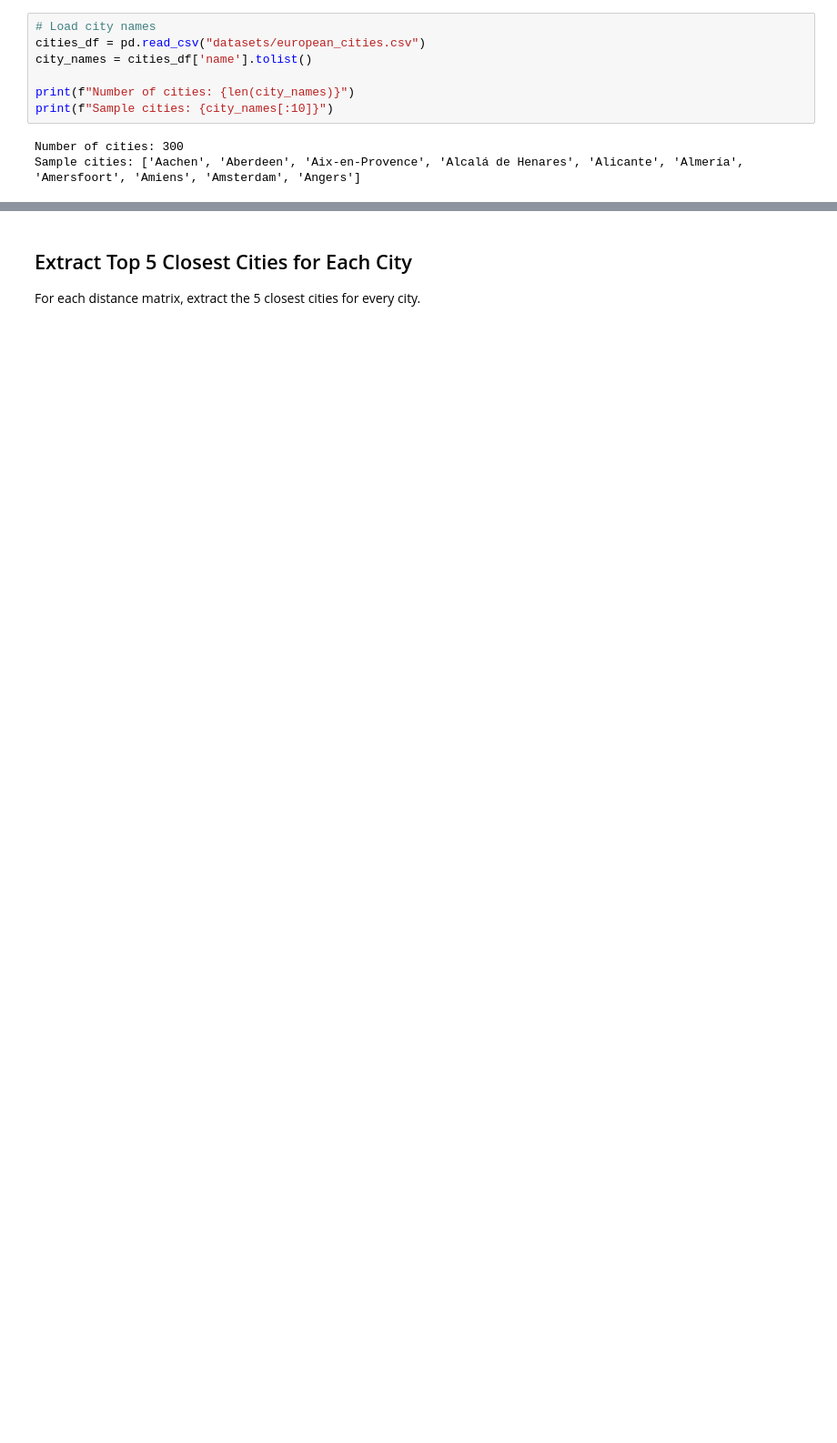
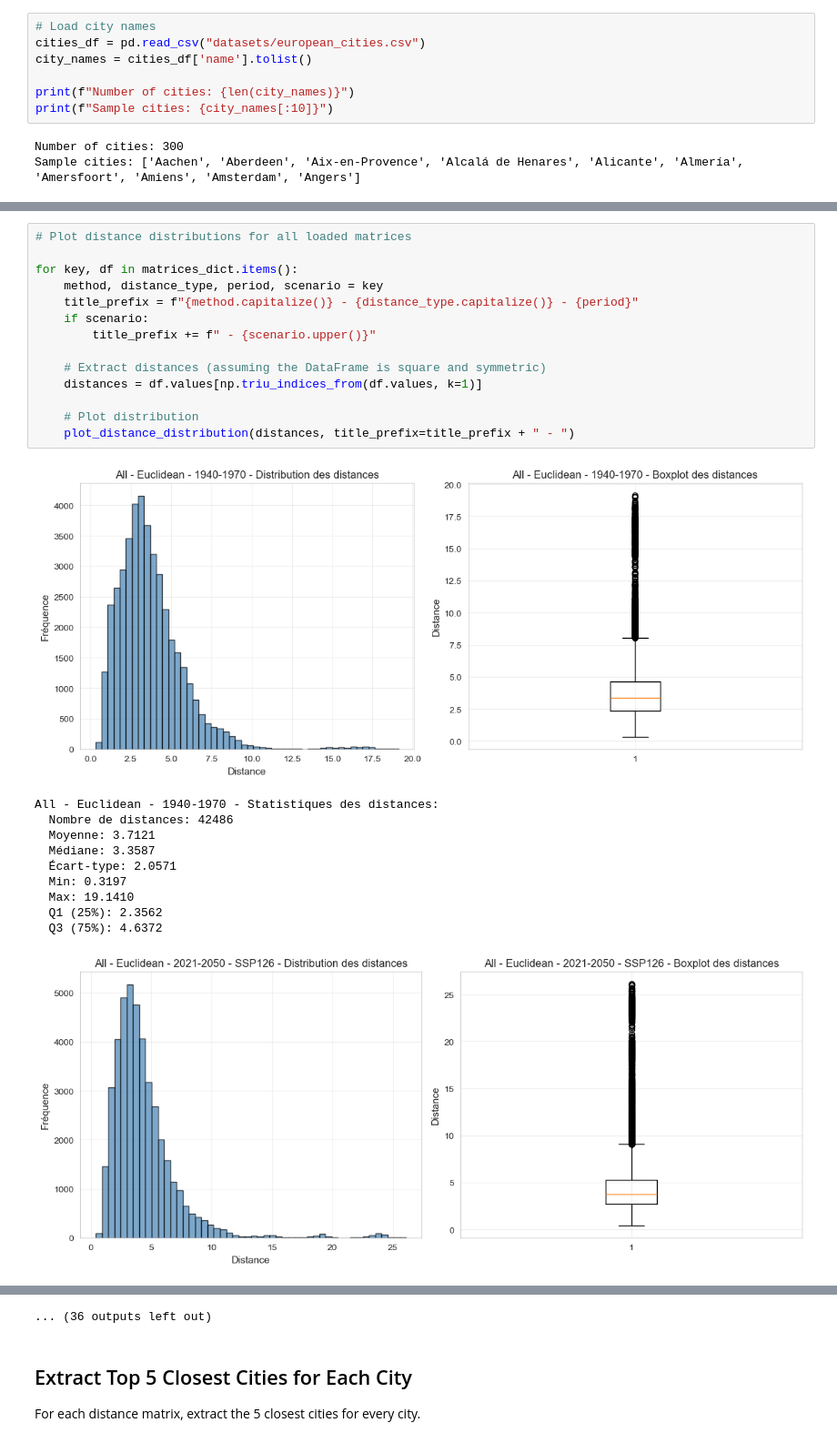
Before and after one commit to evarayHEIG/mlbd_projet, a Jupyter notebook: result_analysis.ipynb, the cells around one changed output, grey strips where cells are left out. Shown at 91% size. Saved outputs shown, nothing was run; the diff lists cells and outputs as text; blank space fills up the shorter version.

```diff
--- a/result_analysis.ipynb
+++ b/result_analysis.ipynb
@@ -137,0 +201,26 @@ Sample cities: ['Aachen', 'Aberdeen', 'Aix-en-Provence', 'Alcalá de Henares', '
+# %%
+# Plot distance distributions for all loaded matrices
+
+for key, df in matrices_dict.items():
+    method, distance_type, period, scenario = key
+    title_prefix = f"{method.capitalize()} - {distance_type.capitalize()} - {period}"
+    if scenario:
+        title_prefix += f" - {scenario.upper()}"
+
+    # Extract distances (assuming the DataFrame is square and symmetric)
+    distances = df.values[np.triu_indices_from(df.values, k=1)]
+
+    # Plot distribution
+    plot_distance_distribution(distances, title_prefix=title_prefix + " - ")
+# %% [output]
+[figure, added]
+All - Euclidean - 1940-1970 - Statistiques des distances:
+  Nombre de distances: 42486
+  Moyenne: 3.7121
+  Médiane: 3.3587
+  Écart-type: 2.0571
+  Min: 0.3197
+  Max: 19.1410
+  Q1 (25%): 2.3562
+  Q3 (75%): 4.6372
+[figure, added]
@@ -138,3 +276,4 @@ Sample cities: ['Aachen', 'Aberdeen', 'Aix-en-Provence', 'Alcalá de Henares', '
+... (36 outputs left out)
 # %% [markdown]
 ## Extract Top 5 Closest Cities for Each City
 
```
Also changed, not shown: parts of 15 cells of this notebook.
